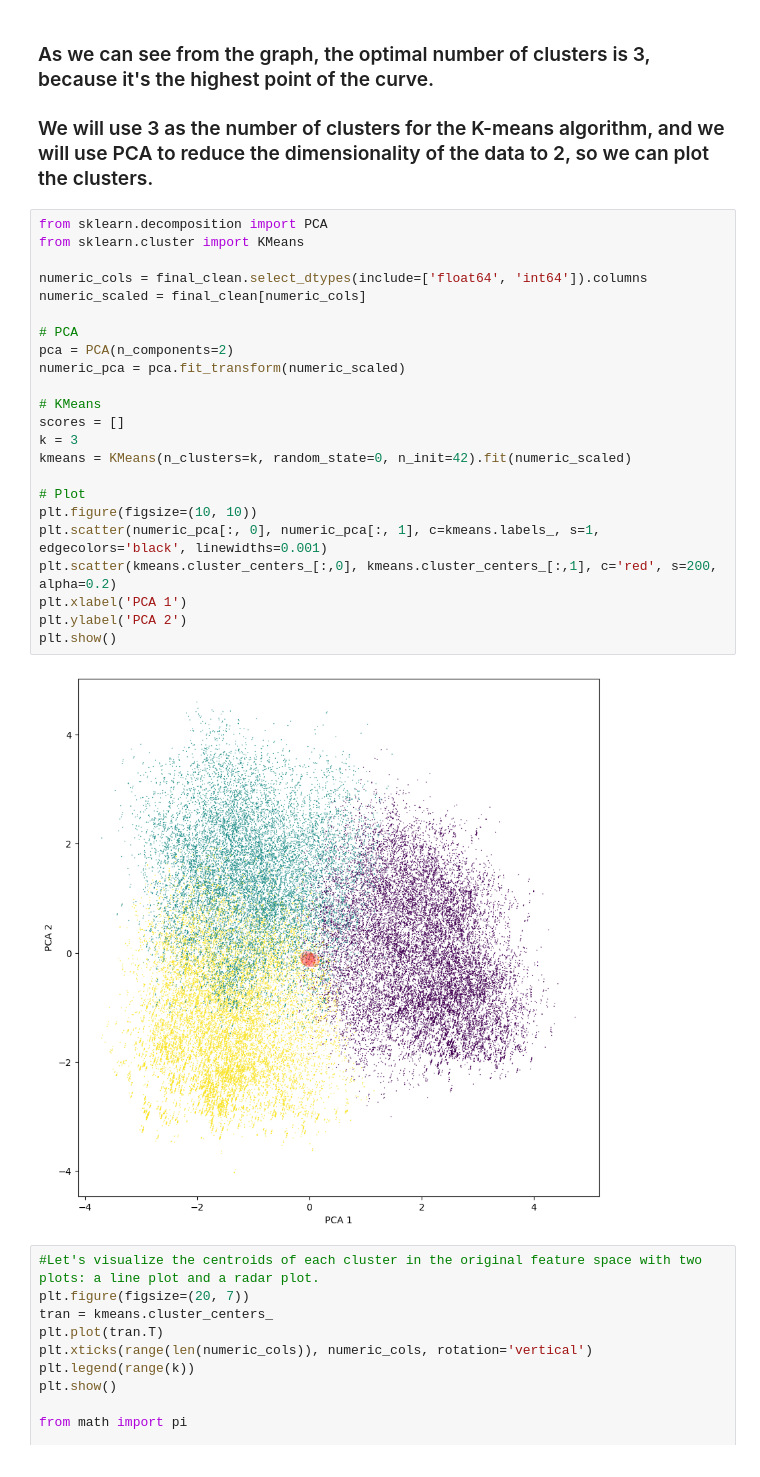
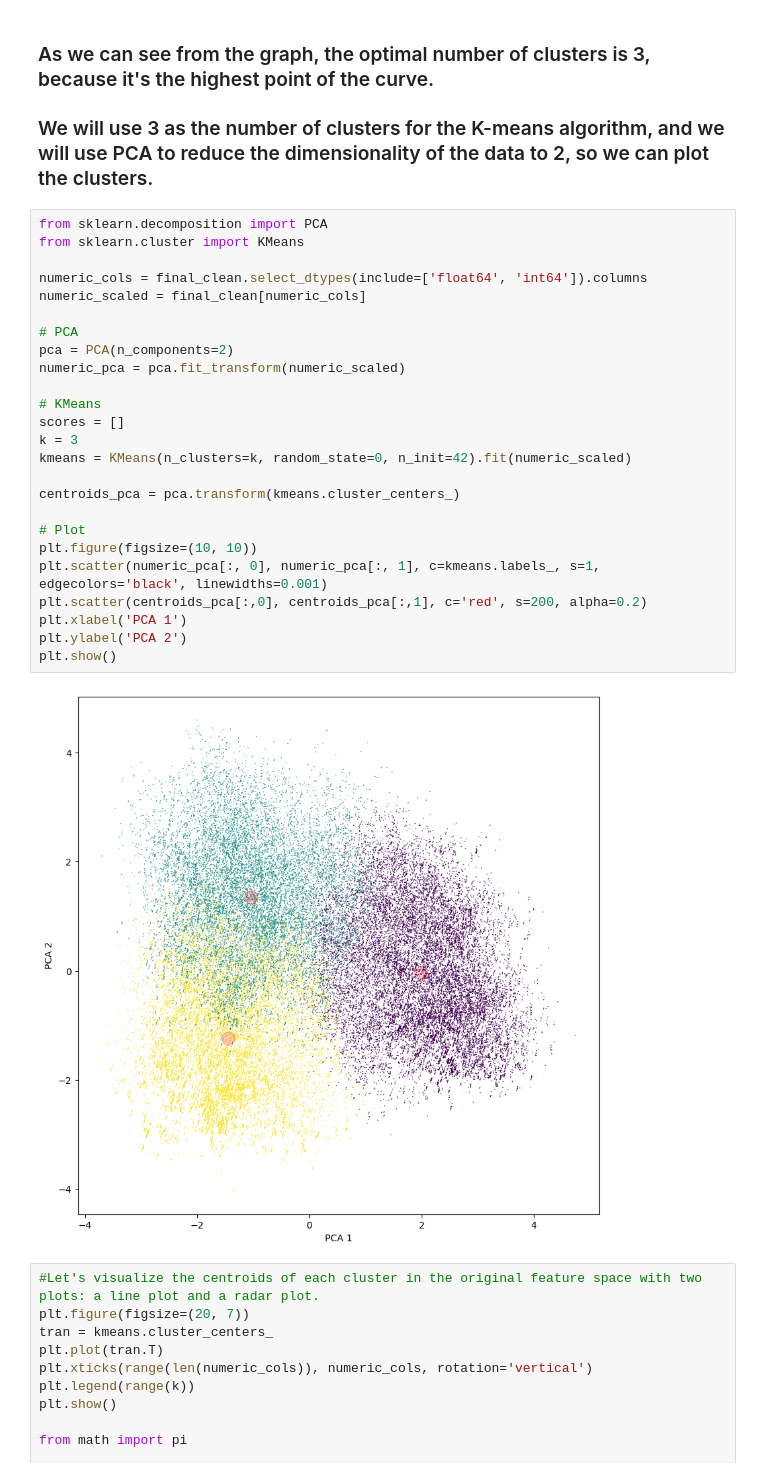
Before and after one commit to gentannipea/DataMining-2023, a Jupyter notebook: notebooks/Clustering.ipynb, the cells around one changed output. Saved outputs shown, nothing was run; the diff lists cells and outputs as text.

```diff
--- a/notebooks/Clustering.ipynb
+++ b/notebooks/Clustering.ipynb
@@ -81,28 +85,30 @@ plt.show()
 # %%
 from sklearn.decomposition import PCA
 from sklearn.cluster import KMeans
 
 numeric_cols = final_clean.select_dtypes(include=['float64', 'int64']).columns
 numeric_scaled = final_clean[numeric_cols]
 
 # PCA
 pca = PCA(n_components=2)
 numeric_pca = pca.fit_transform(numeric_scaled)
 
 # KMeans
 scores = []
 k = 3
 kmeans = KMeans(n_clusters=k, random_state=0, n_init=42).fit(numeric_scaled)
 
+centroids_pca = pca.transform(kmeans.cluster_centers_)
+
 # Plot
 plt.figure(figsize=(10, 10))
 plt.scatter(numeric_pca[:, 0], numeric_pca[:, 1], c=kmeans.labels_, s=1, edgecolors='black', linewidths=0.001)
-plt.scatter(kmeans.cluster_centers_[:,0], kmeans.cluster_centers_[:,1], c='red', s=200, alpha=0.2)
+plt.scatter(centroids_pca[:,0], centroids_pca[:,1], c='red', s=200, alpha=0.2)
 plt.xlabel('PCA 1')
 plt.ylabel('PCA 2')
 plt.show()
 # %% [output]
-[figure, old version]
+[figure, new version]
 # %%
 #Let's visualize the centroids of each cluster in the original feature space with two plots: a line plot and a radar plot.
 plt.figure(figsize=(20, 7))
```
Also changed, not shown: parts of 12 cells of this notebook.
